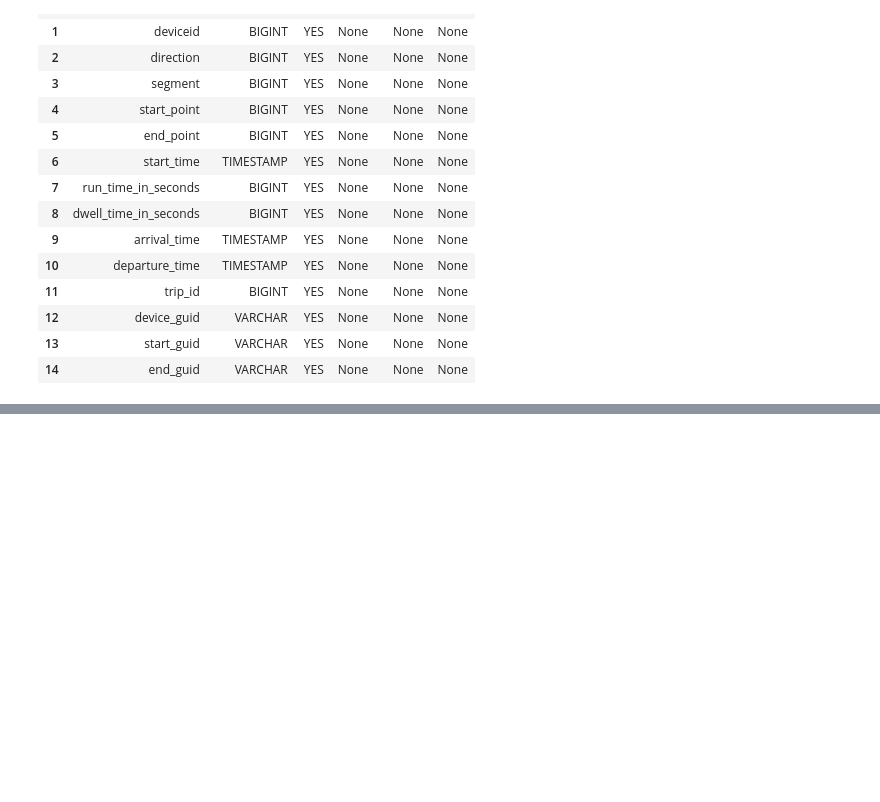
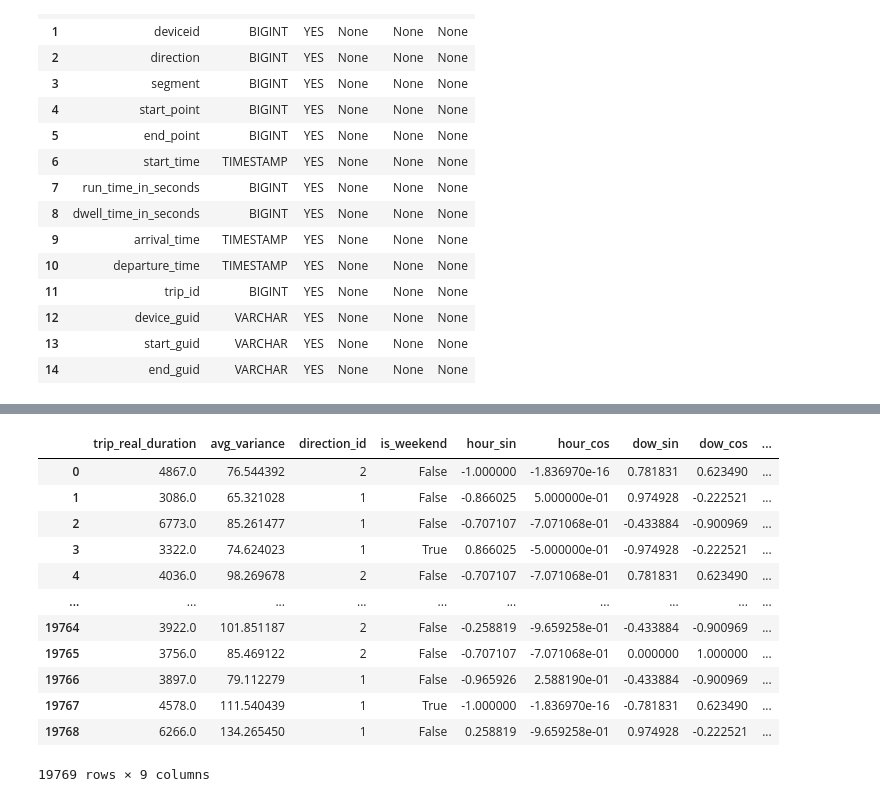
Before and after one commit to Dusuan/ml-proyects, a Jupyter notebook: bus_proyect_pipeline/bus.ipynb, the cells around one changed output, grey strips where cells are left out. Cells and saved outputs as stored; diff of their text form; code cells hidden in the pictures; blank space fills up the shorter version.

Commit message:
Finalized time structural feature engineering using duckdb because of heavy datasets

```diff
--- a/bus_proyect_pipeline/bus.ipynb
+++ b/bus_proyect_pipeline/bus.ipynb
@@ -480,0 +650,2 @@ Name: 0, dtype: float64
+# %%
+final_time_df =pd.read_parquet("final_time_df.parquet")
@@ -480,0 +668,18 @@ Name: 0, dtype: float64
+# %%
+final_time_df = final_time_df.drop(columns=["trip_avg_speed", "trip_id", "start_datetime", "end_datetime", "delay", "day_of_week"])
+# %%
+final_time_df
+# %% [output]
+|  | trip_real_duration | avg_variance | direction_id | is_weekend | hour_sin | hour_cos | dow_sin | dow_cos | ... |
+| 0 | 4867.0 | 76.544392 | 2 | False | -1.000000 | -1.836970e-16 | 0.781831 | 0.623490 | ... |
+| 1 | 3086.0 | 65.321028 | 1 | False | -0.866025 | 5.000000e-01 | 0.974928 | -0.222521 | ... |
+| 2 | 6773.0 | 85.261477 | 1 | False | -0.707107 | -7.071068e-01 | -0.433884 | -0.900969 | ... |
+| 3 | 3322.0 | 74.624023 | 1 | True | 0.866025 | -5.000000e-01 | -0.974928 | -0.222521 | ... |
+| 4 | 4036.0 | 98.269678 | 2 | False | -0.707107 | -7.071068e-01 | 0.781831 | 0.623490 | ... |
+| ... | ... | ... | ... | ... | ... | ... | ... | ... | ... |
+| 19764 | 3922.0 | 101.851187 | 2 | False | -0.258819 | -9.659258e-01 | -0.433884 | -0.900969 | ... |
+| 19765 | 3756.0 | 85.469122 | 2 | False | -0.707107 | -7.071068e-01 | 0.000000 | 1.000000 | ... |
+| 19766 | 3897.0 | 79.112279 | 1 | False | -0.965926 | 2.588190e-01 | -0.433884 | -0.900969 | ... |
+| 19767 | 4578.0 | 111.540439 | 1 | True | -1.000000 | -1.836970e-16 | -0.781831 | 0.623490 | ... |
+| 19768 | 6266.0 | 134.265450 | 1 | False | 0.258819 | -9.659258e-01 | 0.974928 | -0.222521 | ... |
+19769 rows × 9 columns
```
Also changed, not shown: parts of 44 cells of this notebook.
